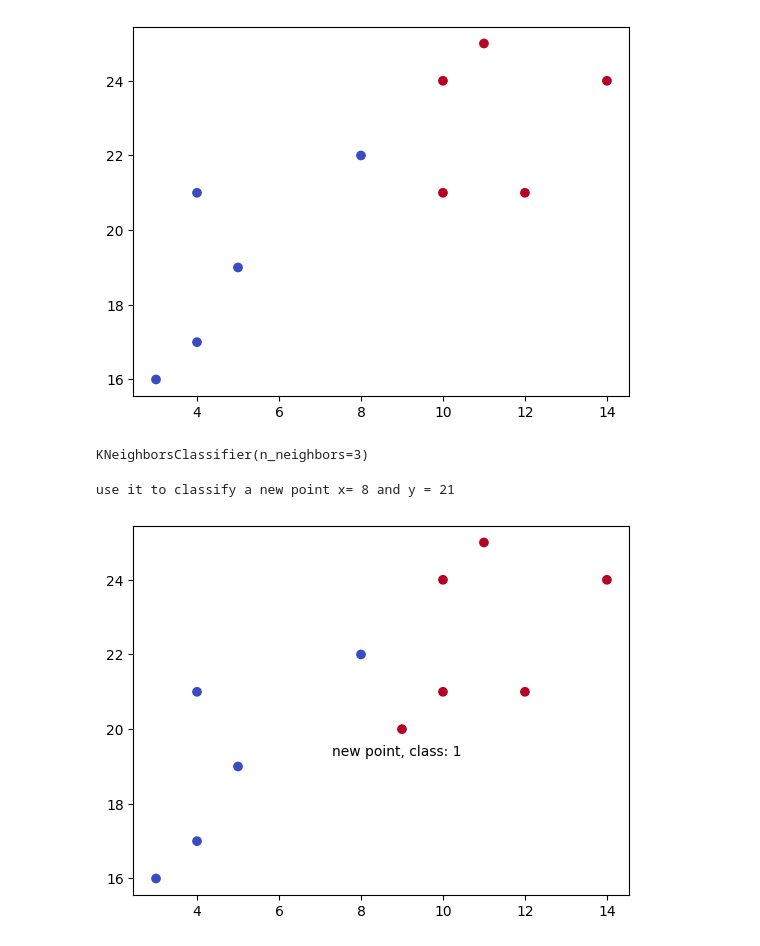
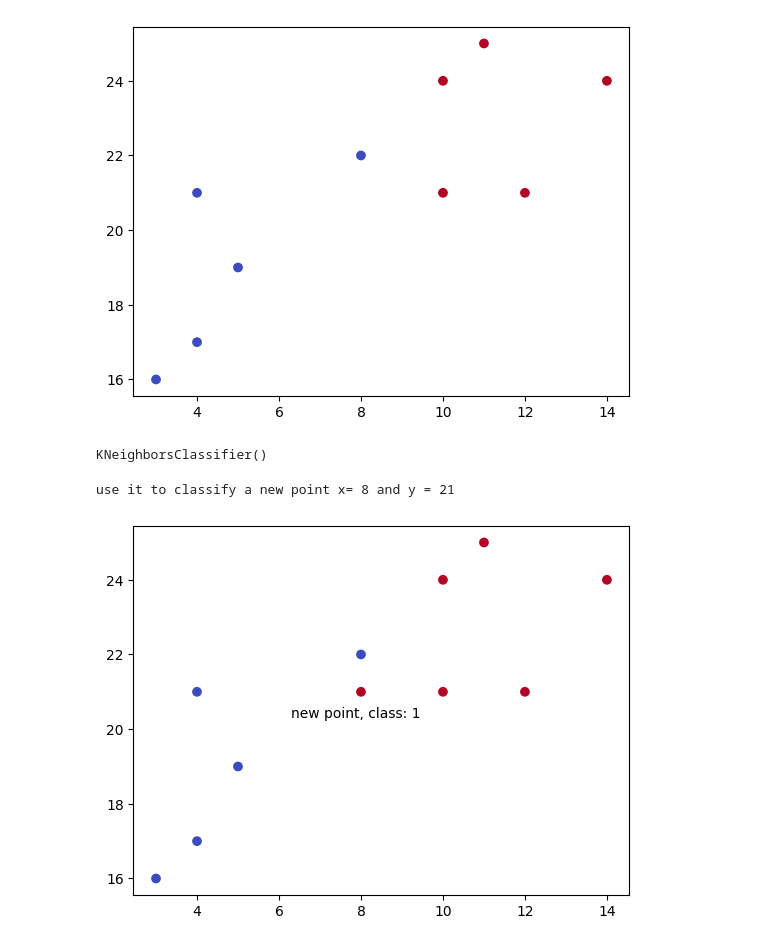
Before and after one commit to hossaintaufiq/AI_and_Machine_Learning, a Jupyter notebook: Gp Academy(AI & ML)/Python/KNN.ipynb, the cells around one changed output. Cells and saved outputs as stored; diff of their text form; code cells hidden in the pictures.

```diff
--- a/Gp Academy(AI & ML)/Python/KNN.ipynb
+++ b/Gp Academy(AI & ML)/Python/KNN.ipynb
@@ -19,24 +19,24 @@ plt.show()
 from sklearn.neighbors import KNeighborsClassifier
 
 data = list(zip(x,y))
-knn= KNeighborsClassifier(n_neighbors=3)
+knn= KNeighborsClassifier(n_neighbors=5)
 
 knn.fit(data,classes)
 # %% [output]
-KNeighborsClassifier(n_neighbors=3)
+KNeighborsClassifier()
 # %%
 print("use it to classify a new point x= 8 and y = 21 ")
 
-new_x= 9
-new_y= 20
+new_x= 8
+new_y= 21
 
 new_point = [(new_x, new_y)]
 
 prediction = knn.predict(new_point)
 
 plt.scatter(x+[new_x], y+[new_y], c= classes + [prediction[0]], cmap= 'coolwarm')
 plt.text(x=new_x-1.7 , y = new_y-.7 , s= f'new point, class: {prediction[0]}')
 plt.show()
 # %% [output]
 use it to classify a new point x= 8 and y = 21
-[figure, old version]
+[figure, new version]
```
